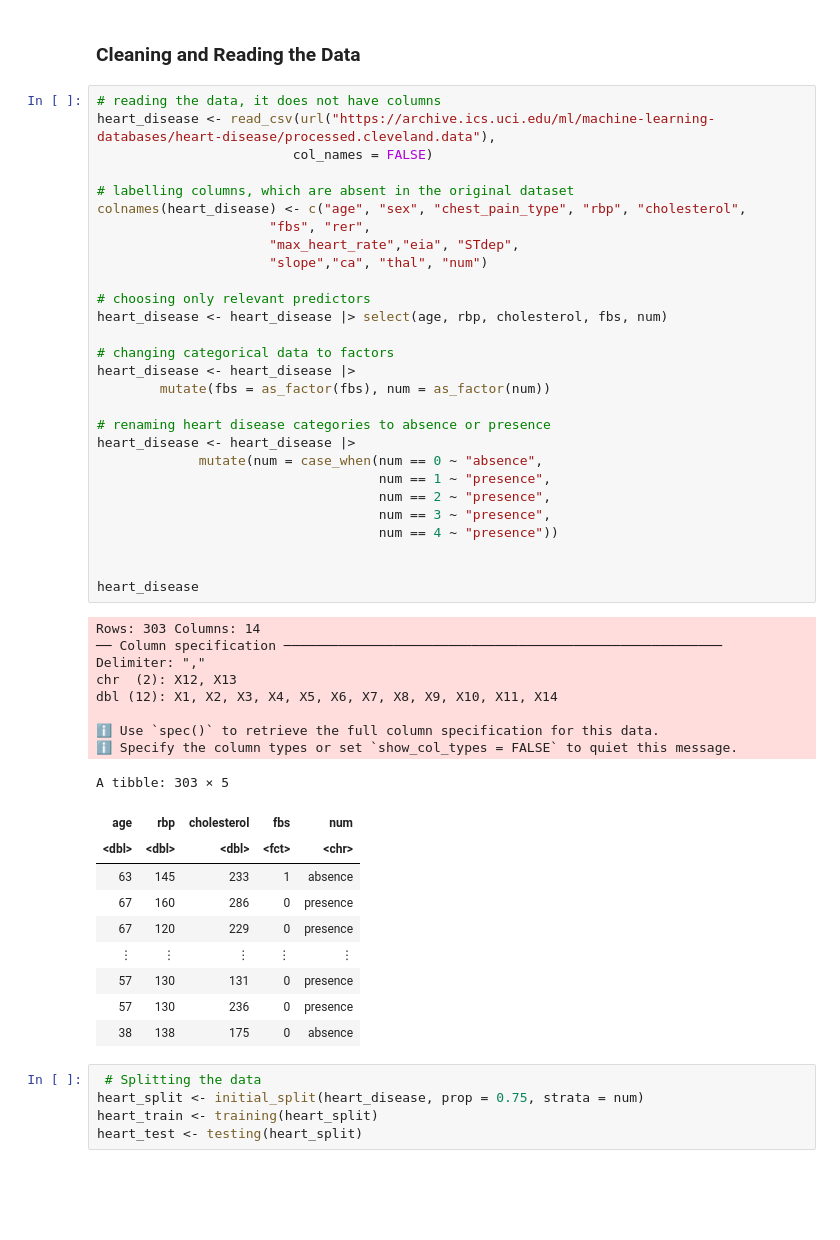
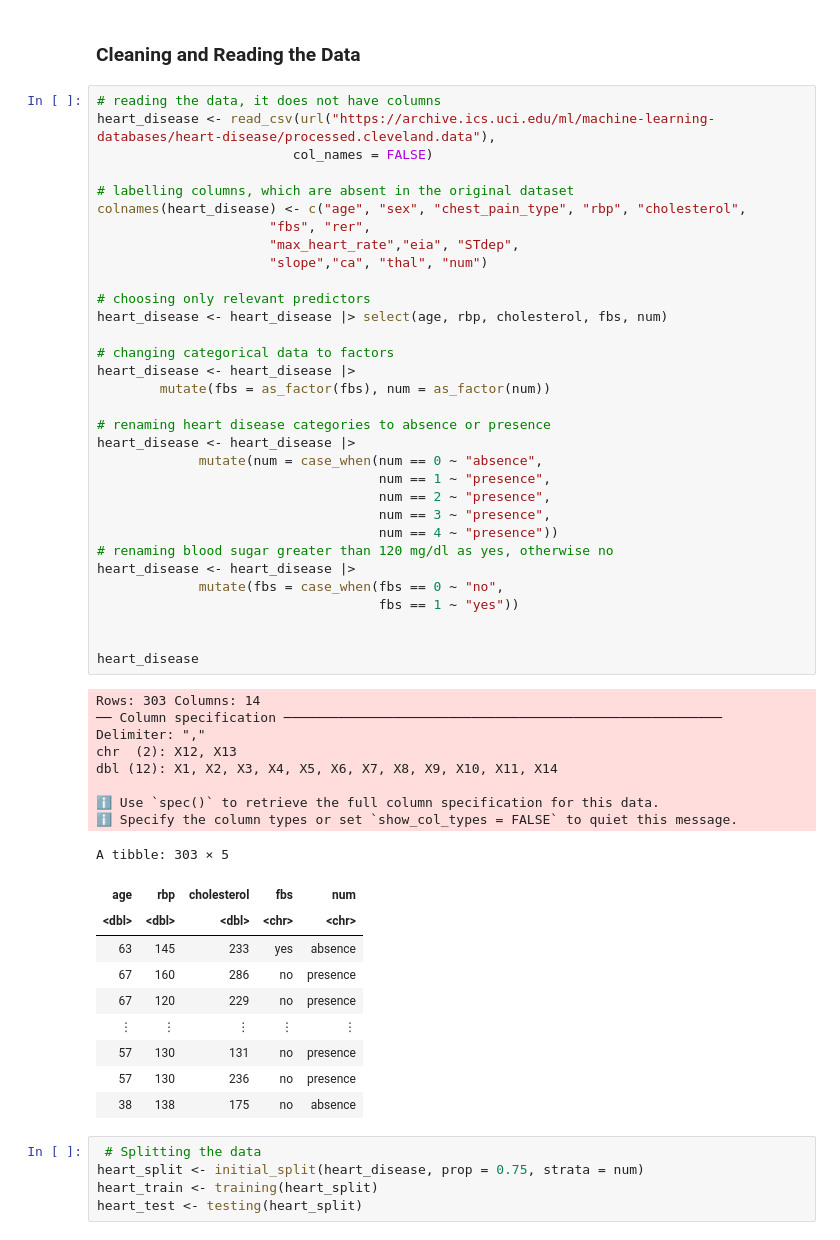
Before and after one commit to mariimako/DSCIPROJECT, a Jupyter notebook: projectproposal.ipynb, the cells around one changed output. Saved outputs shown, nothing was run; the diff lists cells and outputs as text; blank space fills up the shorter version.

```diff
--- a/projectproposal.ipynb
+++ b/projectproposal.ipynb
@@ -50,41 +53,45 @@ colnames(heart_disease) <- c("age", "sex", "chest_pain_type", "rbp", "cholestero
                       "slope","ca", "thal", "num")
 
 # choosing only relevant predictors
 heart_disease <- heart_disease |> select(age, rbp, cholesterol, fbs, num)
 
 # changing categorical data to factors
 heart_disease <- heart_disease |>
         mutate(fbs = as_factor(fbs), num = as_factor(num))
 
 # renaming heart disease categories to absence or presence
 heart_disease <- heart_disease |>
              mutate(num = case_when(num == 0 ~ "absence",
                                     num == 1 ~ "presence",
                                     num == 2 ~ "presence",
                                     num == 3 ~ "presence",
                                     num == 4 ~ "presence"))
+# renaming blood sugar greater than 120 mg/dl as yes, otherwise no
+heart_disease <- heart_disease |>
+             mutate(fbs = case_when(fbs == 0 ~ "no",
+                                    fbs == 1 ~ "yes"))
 
 
 heart_disease
 # %% [output]
 Rows: 303 Columns: 14
 ── Column specification ────────────────────────────────────────────────────────
 Delimiter: ","
 chr  (2): X12, X13
 dbl (12): X1, X2, X3, X4, X5, X6, X7, X8, X9, X10, X11, X14
 
 ℹ Use `spec()` to retrieve the full column specification for this data.
 ℹ Specify the column types or set `show_col_types = FALSE` to quiet this message.
 A tibble: 303 × 5
 | age | rbp | cholesterol | fbs | num |
-| <dbl> | <dbl> | <dbl> | <fct> | <chr> |
-| 63 | 145 | 233 | 1 | absence |
-| 67 | 160 | 286 | 0 | presence |
-| 67 | 120 | 229 | 0 | presence |
+| <dbl> | <dbl> | <dbl> | <chr> | <chr> |
+| 63 | 145 | 233 | yes | absence |
+| 67 | 160 | 286 | no | presence |
+| 67 | 120 | 229 | no | presence |
 | ⋮ | ⋮ | ⋮ | ⋮ | ⋮ |
-| 57 | 130 | 131 | 0 | presence |
-| 57 | 130 | 236 | 0 | presence |
-| 38 | 138 | 175 | 0 | absence |
+| 57 | 130 | 131 | no | presence |
+| 57 | 130 | 236 | no | presence |
+| 38 | 138 | 175 | no | absence |
 # %%
  # Splitting the data
 heart_split <- initial_split(heart_disease, prop = 0.75, strata = num)
```
Also changed, not shown: parts of 6 cells of this notebook.
